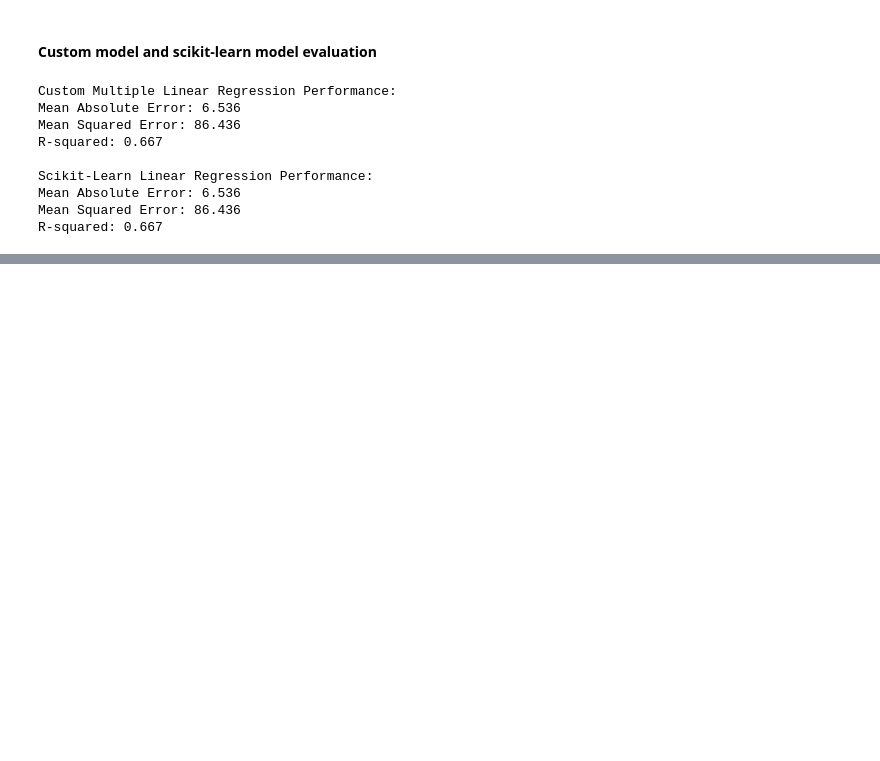
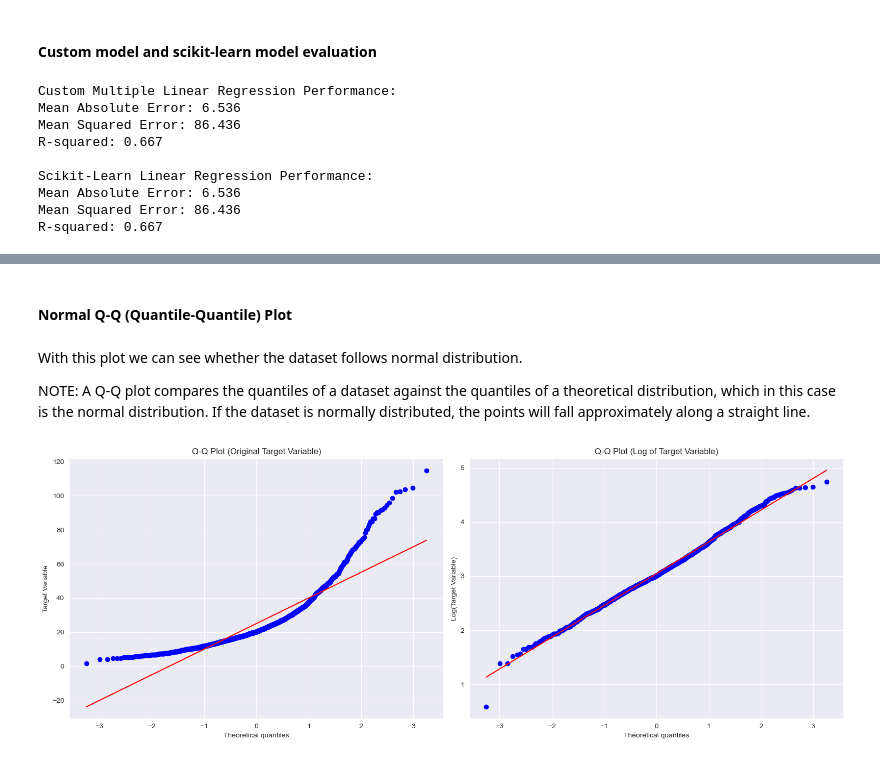
Before and after one commit to teodora-taleska/linear_regression, a Jupyter notebook: linear_regression.ipynb, the cells around one changed output, grey strips where cells are left out. Drawn from its saved outputs; the diff is of its cells as text; code cells hidden in the pictures; blank space fills up the shorter version.

```diff
--- a/linear_regression.ipynb
+++ b/linear_regression.ipynb
@@ -187,0 +293,22 @@ Scikit-Learn Linear Regression
+# %% [markdown]
+#### Normal Q-Q (Quantile-Quantile) Plot
+# %% [markdown]
+With this plot we can see whether the dataset follows normal distribution.
+
+NOTE: A Q-Q plot compares the quantiles of a dataset against the quantiles of a theoretical distribution, which in this case is the normal distribution. If the dataset is normally distributed, the points will fall approximately along a straight line.
+# %%
+fig, axs = plt.subplots(1, 2, figsize=(16, 6))
+
+stats.probplot(y, dist="norm", plot=axs[0])
+axs[0].set_title('Q-Q Plot (Original Target Variable)')
+axs[0].set_ylabel('Target Variable')
+
+log_y = np.log(y)
+stats.probplot(log_y, dist="norm", plot=axs[1])
+axs[1].set_title('Q-Q Plot (Log of Target Variable)')
+axs[1].set_ylabel('Log(Target Variable)')
+
+plt.tight_layout()
+plt.show()
+# %% [output]
+[figure, added]
```
Also changed, not shown: parts of 14 cells of this notebook, 1 other file.
